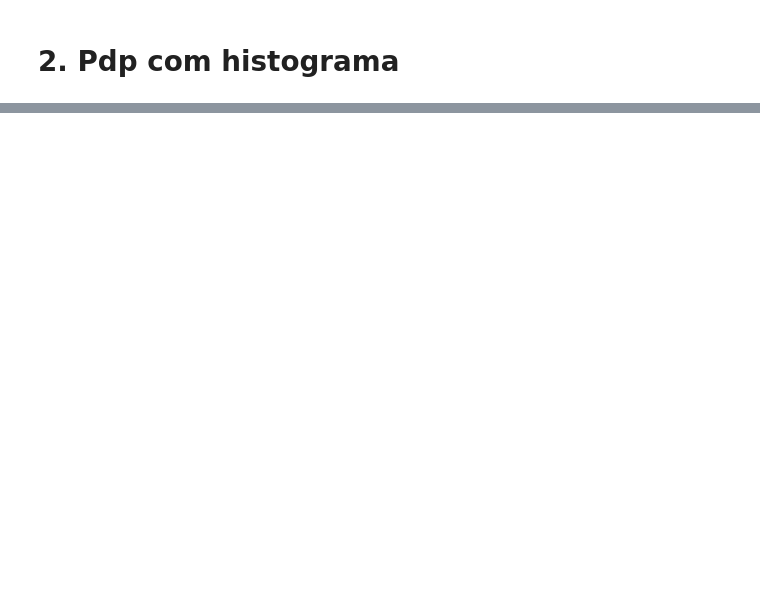
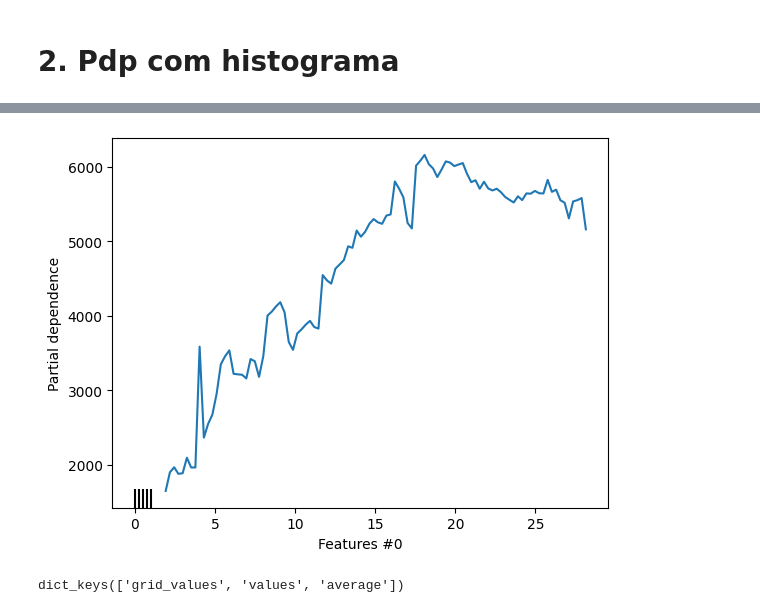
Before and after one commit to H-IAAC/d3-demonstrations, a Jupyter notebook: note2.ipynb, the cells around one changed output, grey strips where cells are left out. Saved outputs shown, nothing was run; the diff lists cells and outputs as text; code cells hidden in the pictures; blank space fills up the shorter version.

```diff
--- a/note2.ipynb
+++ b/note2.ipynb
@@ -58,24 +65,30 @@ df.shape
 # %%
-X = df[['temp', 'hum', 'windspeed']]
+num_features = ['temp', 'hum', 'windspeed']
+X = df[num_features]
 y = df['cnt']
+feature = 0
 # %%
 import numpy as np
 import matplotlib.pyplot as plt
 from sklearn.inspection import PartialDependenceDisplay
 from sklearn.inspection import partial_dependence
 from sklearn.ensemble import RandomForestRegressor
 
 clf = RandomForestRegressor(n_estimators=10).fit(X, y)
 features, feature_names = [(0,)], [f"Features #{i}" for i in range(X.shape[1])]
 deciles = {0: np.linspace(0, 1, num=5)}
 pd_results = partial_dependence(
-    clf, X, features=0, kind="average")
+    clf, X, features=feature, kind="average")
 display = PartialDependenceDisplay(
     [pd_results], features=features, feature_names=feature_names,
     target_idx=0, deciles=deciles
 )
 display.plot()
 
 plt.show()
+# %% [output]
+[figure, added]
 # %%
-pd_results
+pd_results.keys()
+# %% [output]
+dict_keys(['grid_values', 'values', 'average'])
```
Also changed, not shown: parts of 10 cells of this notebook, 13 other files.
